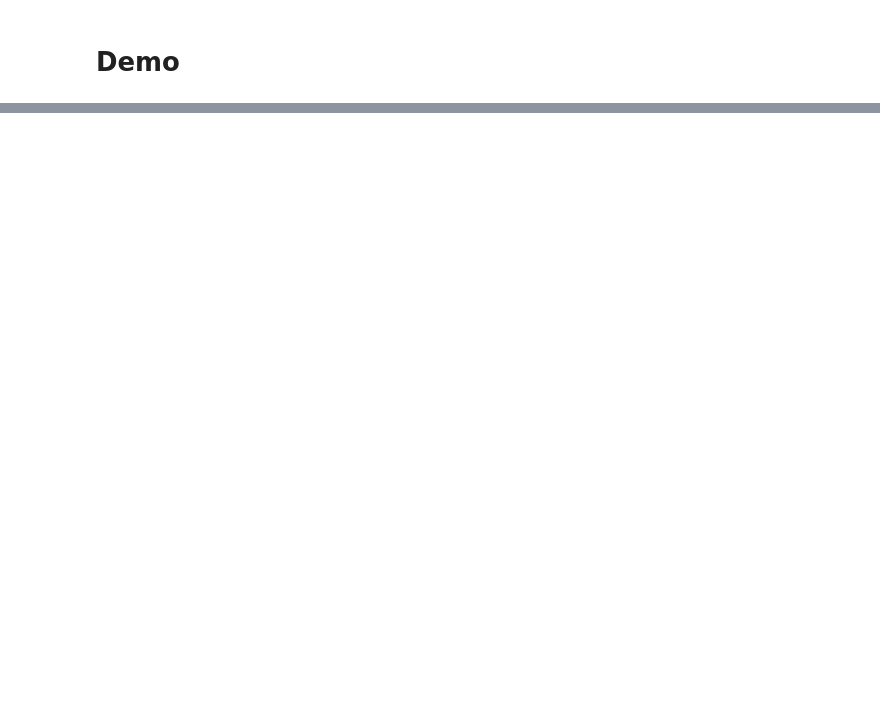
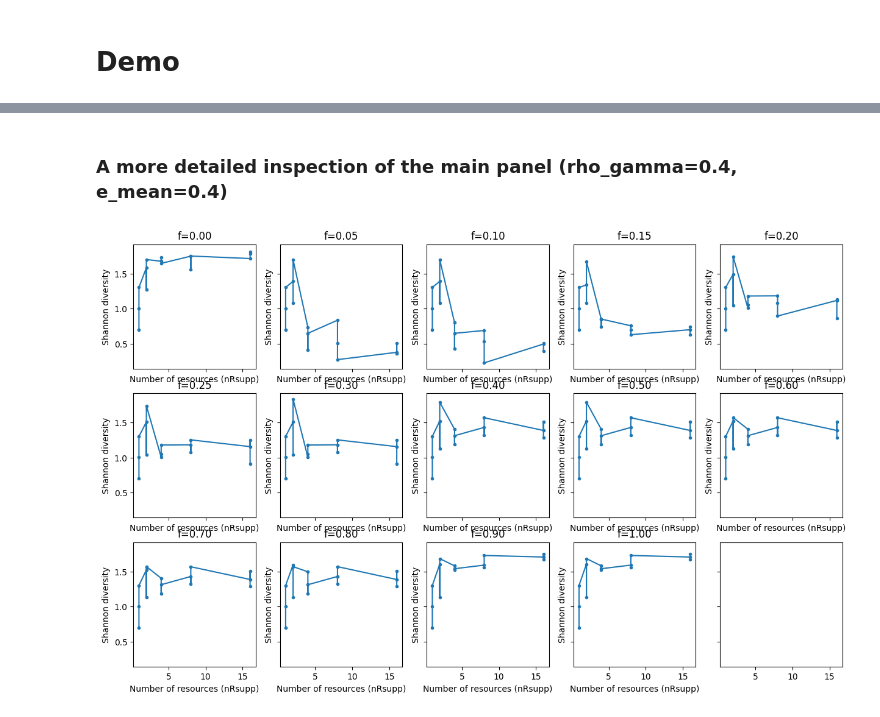
Before and after one commit to orshalevsk/Emergent_Biodiv_loss, a Jupyter notebook: CR_model_simulations/CR_model_figure_production.ipynb, the cells around one changed output, grey strips where cells are left out. Drawn from its saved outputs; the diff is of its cells as text; code cells hidden in the pictures; blank space fills up the shorter version.

```diff
--- a/CR_model_simulations/CR_model_figure_production.ipynb
+++ b/CR_model_simulations/CR_model_figure_production.ipynb
@@ -73,3 +10,12 @@ def generate_crmodel(nS, nR, seeds, **kwargs):
+# %%
+def calc_shannon(x):
+    x[x < 0] = 0
+    x_sum = np.sum(x, axis=-1, keepdims=True)
+    x = x / (x_sum + 1e-10)  # relative abundance, avoid div by zero
+    return -np.sum(x * np.log(x + 1e-10), axis=-1)
+
+def calc_alpha(N):
+    return np.sum(N > 1e-6)
 # %% [markdown]
 # Demo
 # %%
@@ -911,0 +208,54 @@ Processing HACC fraction 0.00 (1/21)
+# %% [markdown]
+### A more detailed inspection of the main panel (rho_gamma=0.4, e_mean=0.4)
+# %%
+respath = "./simres_1219_01"
+rho_gamma = 0.4
+e_mean = 0.4
+icomm = 0
+
+# Model parameters
+nS, nR = 20, 30
+nRsupp_list = np.repeat([1, 2, 4, 8, 16], 3)
+# Use only 1 and 16 for slope calc, to be compatible with Or's calculations
+# USE_FOR_SLOPE_CALC = np.concatenate([np.where(nRsupp_list == 1)[0], np.where(nRsupp_list == 16)[0]])
+# Use all for slope calc
+USE_FOR_SLOPE_CALC = np.arange(len(nRsupp_list))
+
+# Fractions of HACC to test
+f_list = np.concatenate([np.arange(0, 0.3, 0.05), np.arange(0.3, 1.01, 0.1)])
+
+gamma_macc, gamma_hacc = 0, 1
+k_gamma = np.inf  # step function
+
+slope_arr = np.zeros((len(comm_list), len(f_list)))  # ncomm, nfrac
+slope_arr.fill(np.nan)
+
+with open(f'{respath}/rhogamma={rho_gamma:.2f}_emean={e_mean:.1f}/Nfin_com{icomm:03d}.pkl', 'rb') as f:
+    data = pickle.load(f)
+
+if isinstance(data['final_abundance_allfracs'][0], np.ndarray):  # short output format
+    nfin = np.array(data['final_abundance_allfracs'])  # (nfrac, ndiv, nspecies + nresources)
+else:  # long output format
+    nfin = np.array([data['final_abundance_allfracs'][ifrac][0] for ifrac in range(len(data['f_list']))])
+
+# ---- Calculate Shannon diversity and slopes ----
+shannon_div_all = np.zeros(nfin.shape[0:2])
+for ifrac in range(nfin.shape[0]):
+    for idiv in range(nfin.shape[1]):
+        shannon_div_all[ifrac, idiv] = calc_shannon(nfin[ifrac, idiv, :data['crm_base'].nS])
+
+for ifrac in range(nfin.shape[0]):
+    k, b = np.polyfit(nRsupp_list[USE_FOR_SLOPE_CALC], shannon_div_all[ifrac, USE_FOR_SLOPE_CALC], 1)
+    slope_arr[icomm, ifrac] = k
+
+# Plotting shannon diversity vs nRsupp for different f
+fig, axes = plt.subplots(3, 5, figsize=(15, 9), sharex=True, sharey=True)
+axes = axes.flatten()
+for ifrac, f in enumerate(f_list):
+    plt.sca(axes[ifrac])
+    plt.title(f"f={f:.2f}")
+    plt.plot(nRsupp_list, shannon_div_all[ifrac, :], '.-')
+    plt.xlabel("Number of resources (nRsupp)")
+    plt.ylabel("Shannon diversity")
+# %% [output]
+[figure, added]
```
Also changed, not shown: parts of 30 cells of this notebook, 6 other files.
